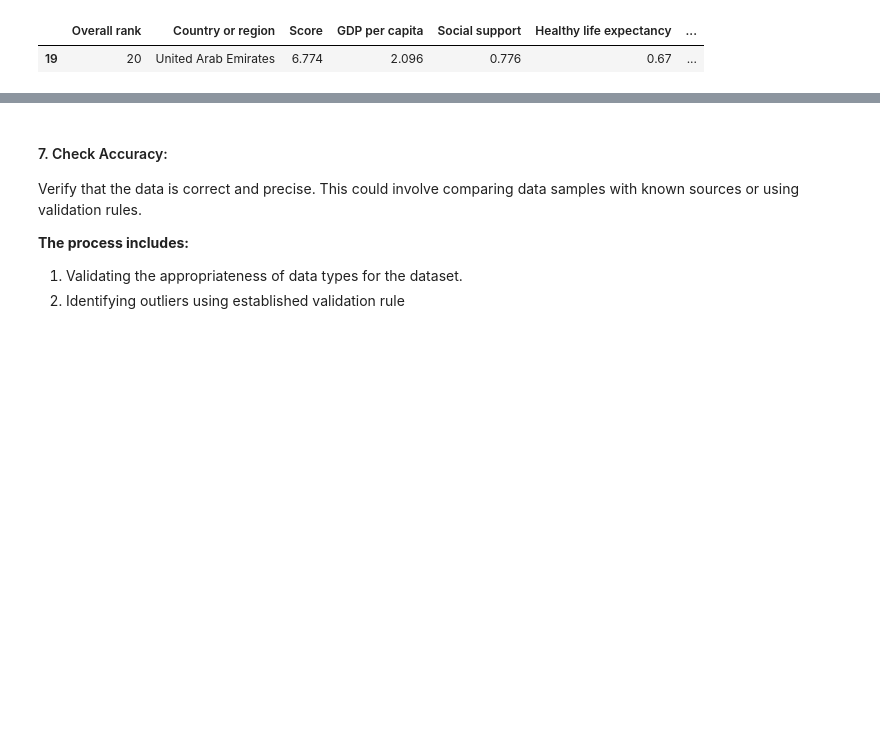
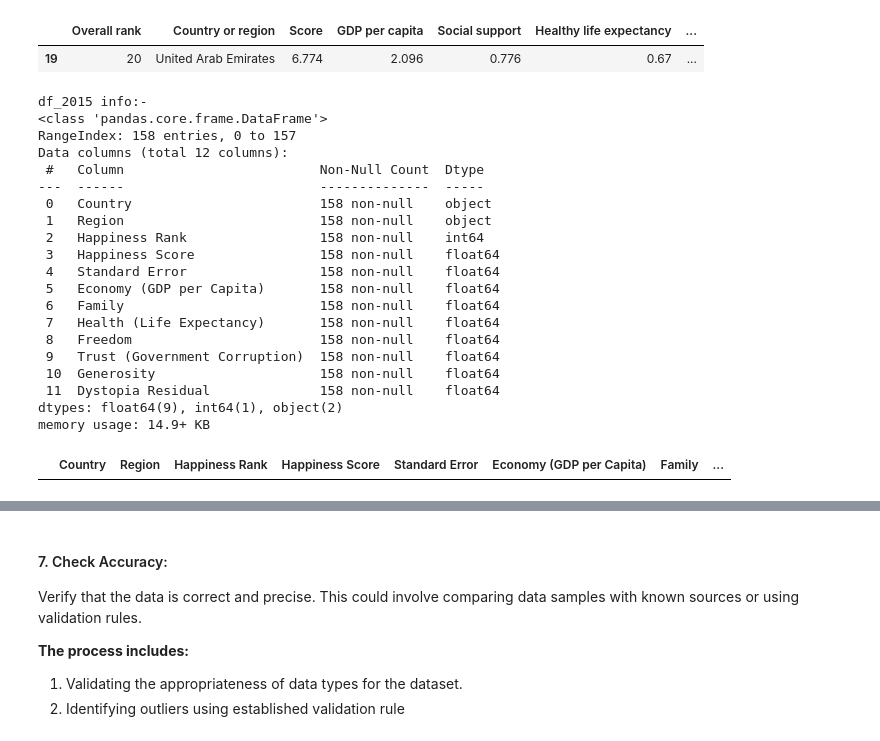
Before and after one commit to Faris35/Usecase-2, a Jupyter notebook: EDA explain template.ipynb, the cells around one changed output, grey strips where cells are left out. Cells and saved outputs as stored; diff of their text form; code cells hidden in the pictures; blank space fills up the shorter version.

```diff
--- a/EDA explain template.ipynb
+++ b/EDA explain template.ipynb
@@ -408,4 +408,35 @@ Number of missing values in df_2019 = 0
 |  | Overall rank | Country or region | Score | GDP per capita | Social support | Healthy life expectancy | ... |
 | 19 | 20 | United Arab Emirates | 6.774 | 2.096 | 0.776 | 0.67 | ... |
 # %%
-# go to clean them
+# df_2015 missing values
+print("df_2015 info:-")
+df_2015.info() # Check for missing values in each column and the data types of the columns
+
+# Check for non-alphabetical characters in the 'Country' column
+# This regex pattern checks if the 'Country' column contains only alphabetical characters and spaces
+df_2015[df_2015['Country'].str.contains('^![a-zA-Z]+$') | df_2015['Region'].str.contains('^![a-zA-Z]+$')] # # Check for non-alphabetical characters in the two columns
+
+
+# There are no non-alphabetical characters in the 'Country' and 'Region' columns
+# %% [output]
+df_2015 info:-
+<class 'pandas.core.frame.DataFrame'>
+RangeIndex: 158 entries, 0 to 157
+Data columns (total 12 columns):
+ #   Column                         Non-Null Count  Dtype
+---  ------                         --------------  -----
+ 0   Country                        158 non-null    object
+ 1   Region                         158 non-null    object
+ 2   Happiness Rank                 158 non-null    int64
+ 3   Happiness Score                158 non-null    float64
+ 4   Standard Error                 158 non-null    float64
+ 5   Economy (GDP per Capita)       158 non-null    float64
+ 6   Family                         158 non-null    float64
+ 7   Health (Life Expectancy)       158 non-null    float64
+ 8   Freedom                        158 non-null    float64
+ 9   Trust (Government Corruption)  158 non-null    float64
+ 10  Generosity                     158 non-null    float64
+ 11  Dystopia Residual              158 non-null    float64
+dtypes: float64(9), int64(1), object(2)
+memory usage: 14.9+ KB
+|  | Country | Region | Happiness Rank | Happiness Score | Standard Error | Economy (GDP per Capita) | Family | ... |
```
Also changed, not shown: parts of 5 cells of this notebook.
